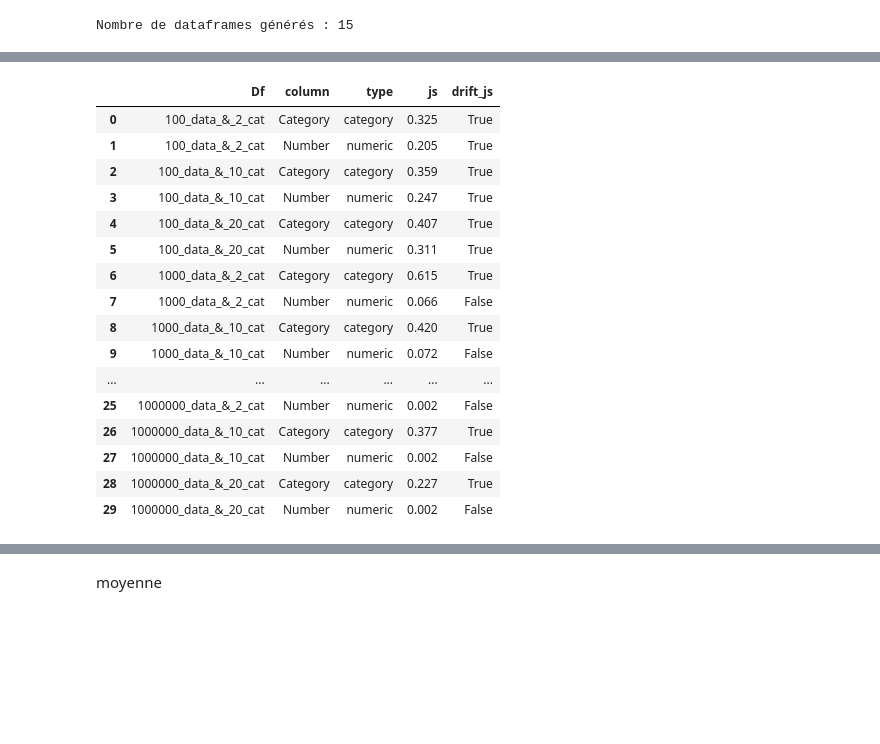
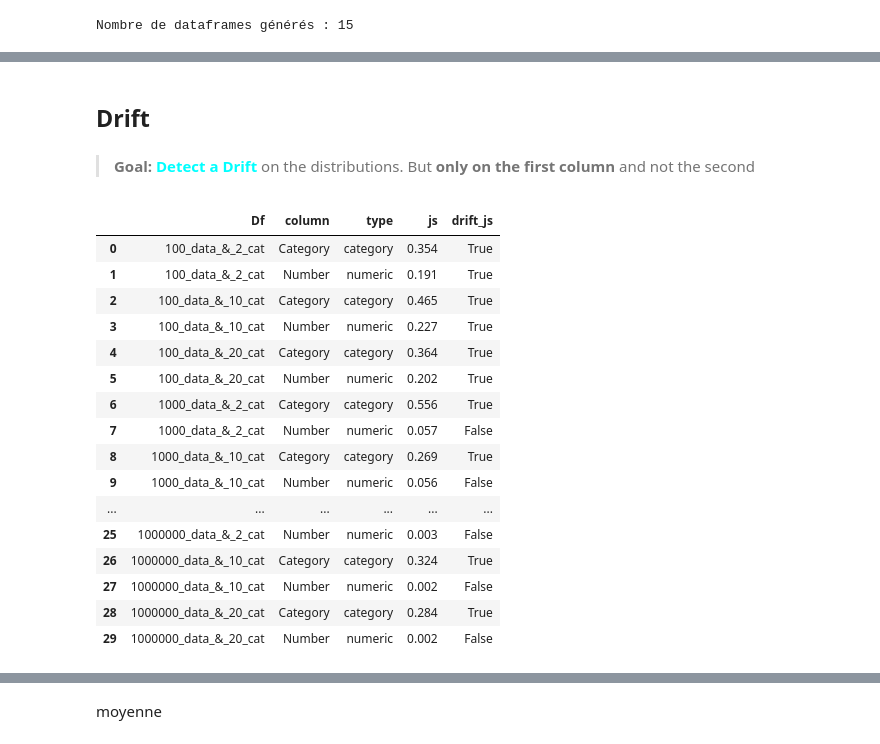
Before and after one commit to TMONTET/Data-Drift, a Jupyter notebook: JS.ipynb, the cells around one changed output, grey strips where cells are left out. Cells and saved outputs as stored; diff of their text form; code cells hidden in the pictures; blank space fills up the shorter version.

```diff
--- a/JS.ipynb
+++ b/JS.ipynb
@@ -76,40 +42,46 @@ def check_drift(wd_prob):
+# %% [markdown]
+## Drift
+# %% [markdown]
+> **Goal:** <span style="color:cyan">**Detect a Drift**</span> on the distributions. But **only on the first column** and not the second
 # %%
+from functions import DriftFunctions
+
 benchmark_prob = []
+calculator     = DriftFunctions("js")
 
 for df in dfs:
     df_ref = df['Data'][0]
     df_new = df['Data'][1]
 
     for column in df_new.columns:
-        probs       = get_proba(df_ref[column], df_new[column])
-        drift_probs = jensenshannon(probs[0], probs[1])
-        is_drift    = check_drift(drift_probs)
+        probabilites       = calculator.get_proba(df_ref[column], df_new[column])
+        drift_probability  = jensenshannon(probabilites[0], probabilites[1])
+        is_drift           = calculator.detect_drift(drift_probability)
 
         if(df_new[column].dtype == np.float64 or df_new[column].dtype == np.int64):
             category    = "numeric"
         else:
             category    = "category"
 
-        benchmark_prob.append({'Df': df['Stats'], 'column': column, 'type': category, 'js': round(drift_probs, 3), 'drift_js': is_drift})
+        benchmark_prob.append({'Df': df['Stats'], 'column': column, 'type': category, 'js': round(drift_probability, 3), 'drift_js': is_drift})
 
 benchmark_df_pob = pd.DataFrame(benchmark_prob)
+benchmark_df_pob
+# %% [output]
+|  | Df | column | type | js | drift_js |
+| 0 | 100_data_&_2_cat | Category | category | 0.354 | True |
+| 1 | 100_data_&_2_cat | Number | numeric | 0.191 | True |
+| 2 | 100_data_&_10_cat | Category | category | 0.465 | True |
+| 3 | 100_data_&_10_cat | Number | numeric | 0.227 | True |
+| 4 | 100_data_&_20_cat | Category | category | 0.364 | True |
+| 5 | 100_data_&_20_cat | Number | numeric | 0.202 | True |
+| 6 | 1000_data_&_2_cat | Category | category | 0.556 | True |
+| 7 | 1000_data_&_2_cat | Number | numeric | 0.057 | False |
+| 8 | 1000_data_&_10_cat | Category | category | 0.269 | True |
+| 9 | 1000_data_&_10_cat | Number | numeric | 0.056 | False |
+| ... | ... | ... | ... | ... | ... |
+| 25 | 1000000_data_&_2_cat | Number | numeric | 0.003 | False |
+| 26 | 1000000_data_&_10_cat | Category | category | 0.324 | True |
+| 27 | 1000000_data_&_10_cat | Number | numeric | 0.002 | False |
+| 28 | 1000000_data_&_20_cat | Category | category | 0.284 | True |
+| 29 | 1000000_data_&_20_cat | Number | numeric | 0.002 | False |
-# %%
-benchmark_df_pob
-# %% [output]
-|  | Df | column | type | js | drift_js |
-| 0 | 100_data_&_2_cat | Category | category | 0.325 | True |
-| 1 | 100_data_&_2_cat | Number | numeric | 0.205 | True |
-| 2 | 100_data_&_10_cat | Category | category | 0.359 | True |
-| 3 | 100_data_&_10_cat | Number | numeric | 0.247 | True |
-| 4 | 100_data_&_20_cat | Category | category | 0.407 | True |
-| 5 | 100_data_&_20_cat | Number | numeric | 0.311 | True |
-| 6 | 1000_data_&_2_cat | Category | category | 0.615 | True |
-| 7 | 1000_data_&_2_cat | Number | numeric | 0.066 | False |
-| 8 | 1000_data_&_10_cat | Category | category | 0.420 | True |
-| 9 | 1000_data_&_10_cat | Number | numeric | 0.072 | False |
-| ... | ... | ... | ... | ... | ... |
-| 25 | 1000000_data_&_2_cat | Number | numeric | 0.002 | False |
-| 26 | 1000000_data_&_10_cat | Category | category | 0.377 | True |
-| 27 | 1000000_data_&_10_cat | Number | numeric | 0.002 | False |
-| 28 | 1000000_data_&_20_cat | Category | category | 0.227 | True |
-| 29 | 1000000_data_&_20_cat | Number | numeric | 0.002 | False |
```
Also changed, not shown: parts of 22 cells of this notebook, 6 other files.
